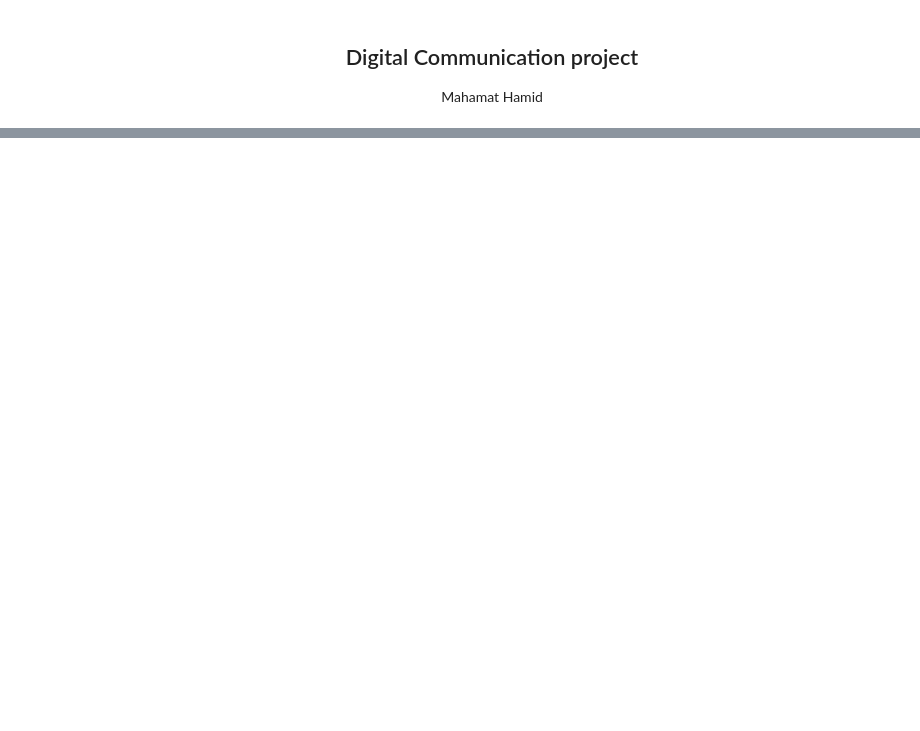
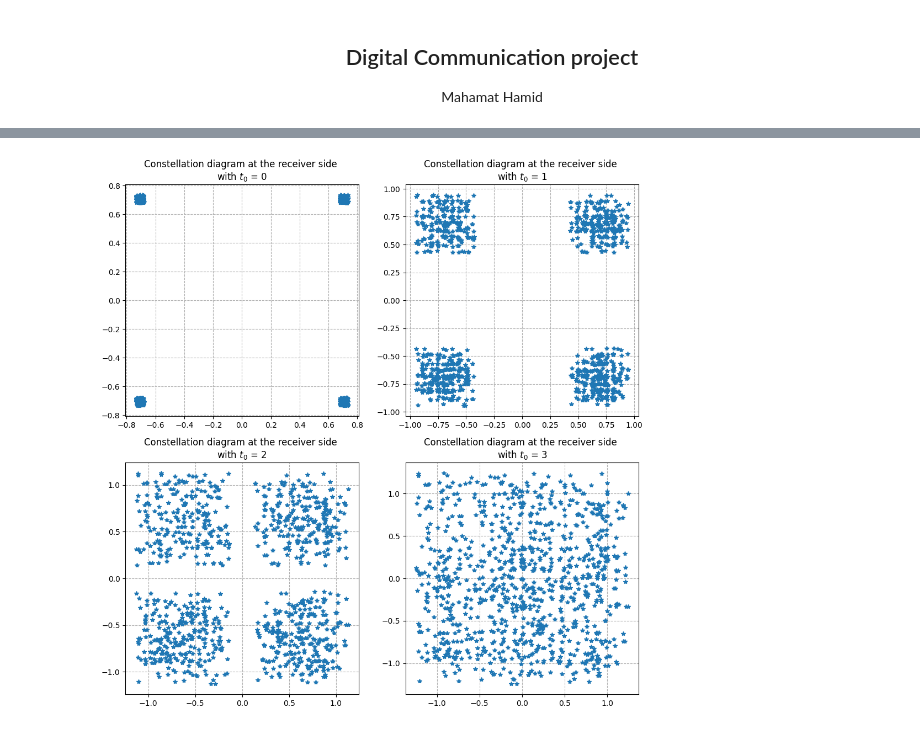
Before and after one commit to HamidMahamat/Receiver-for-digital-communication, a Jupyter notebook: main.ipynb, the cells around one changed output, grey strips where cells are left out. Cells and saved outputs as stored; diff of their text form; code cells hidden in the pictures; blank space fills up the shorter version.

```diff
--- a/main.ipynb
+++ b/main.ipynb
@@ -100,0 +141,13 @@ plt.plot(f, 10 * np.log10(Pxx), color='blue')
+# %%
+# subplots for 4 different idx_start
+plt.figure(figsize=(12,12))
+for idx_start in range(4):
+    s_hr_ech = sychronization(s_hr, idx_start, d, F)
+    plt.subplot(2,2,idx_start+1)
+    plt.plot(np.real(s_hr_ech), np.imag(s_hr_ech) ,'*')
+    #plt.xlabel("In-phase part of the signal \n Real part of symbols")
+    #plt.ylabel("Quadrature part of the signal \n Imaginary part of symbols")
+    plt.title("Constellation diagram at the receiver side \n" fr"with $t_0$ = "+str(idx_start))
+    plt.grid(linestyle='--')
+# %% [output]
+[figure, added]
```
Also changed, not shown: parts of 30 cells of this notebook, 1 other file.
